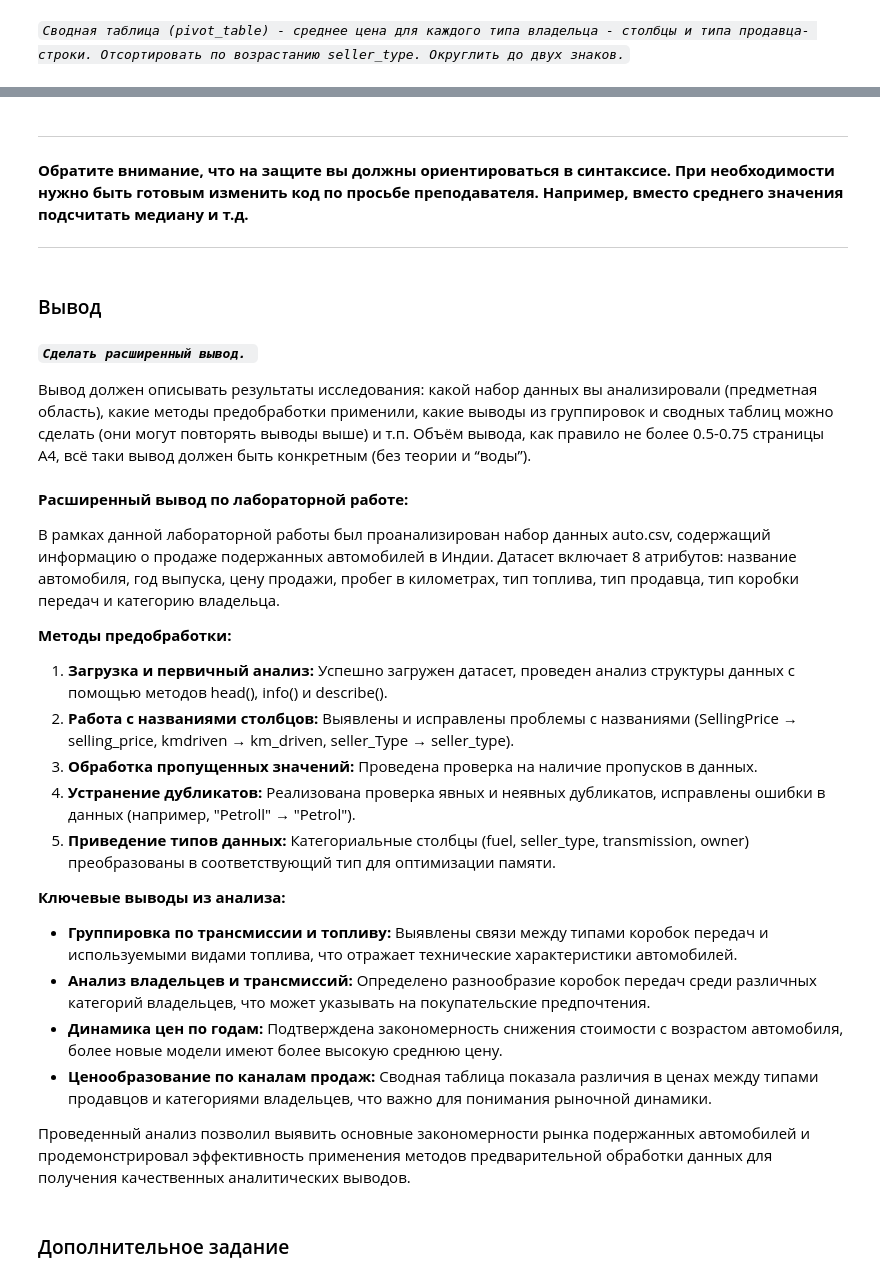
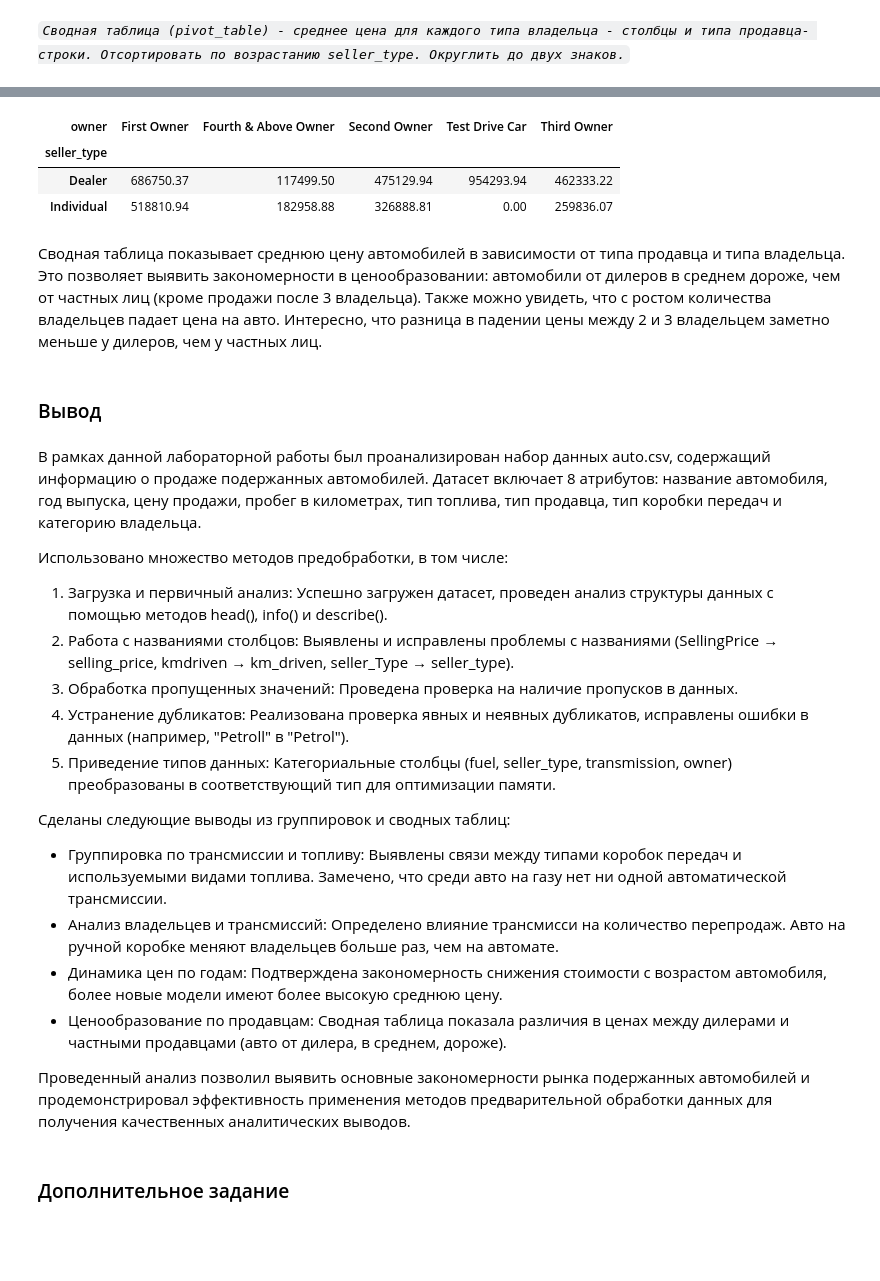
Before and after one commit to thatusualguy/DA-Intro, a Jupyter notebook: lab1/ЛР1_Рыбаков_9.ipynb, the cells around one changed output, grey strips where cells are left out. Saved outputs shown, nothing was run; the diff lists cells and outputs as text; code cells hidden in the pictures; blank space fills up the shorter version.

```diff
--- a/lab1/ЛР1_Рыбаков_9.ipynb
+++ b/lab1/ЛР1_Рыбаков_9.ipynb
@@ -441,34 +411,29 @@ display(pivot_result4)
-# %% [markdown]
----
-
-**Обратите внимание, что на защите вы должны ориентироваться в синтаксисе. При необходимости нужно быть готовым изменить код по просьбе преподавателя. Например, вместо среднего значения подсчитать медиану и т.д.**
-
-
- ---
+# %%
+df.pivot_table(index='seller_type', columns='owner', values='price', aggfunc='mean', fill_value=0).round(2).sort_values(by='seller_type', ascending=True)
+# %% [output]
+| owner | First Owner | Fourth & Above Owner | Second Owner | Test Drive Car | Third Owner |
+| seller_type |  |  |  |  |  |
+| Dealer | 686750.37 | 117499.50 | 475129.94 | 954293.94 | 462333.22 |
+| Individual | 518810.94 | 182958.88 | 326888.81 | 0.00 | 259836.07 |
+# %% [markdown]
+Сводная таблица показывает среднюю цену автомобилей в зависимости от типа продавца и типа владельца. Это позволяет выявить закономерности в ценообразовании: автомобили от дилеров в среднем дороже, чем от частных лиц  (кроме продажи после 3 владельца). Также можно увидеть, что с ростом количества владельцев падает цена на авто. Интересно, что разница в падении цены между 2 и 3 владельцем заметно меньше у дилеров, чем у частных лиц.
 # %% [markdown]
 ### Вывод
-# %% [markdown]
-
-***`Сделать расширенный вывод. `***
-
-Вывод должен описывать результаты исследования: какой набор данных вы анализировали (предметная область), какие методы предобработки применили, какие выводы из группировок и сводных таблиц можно сделать (они могут повторять выводы выше) и т.п. Объём вывода, как правило не более 0.5-0.75 страницы А4, всё таки вывод должен быть конкретным (без теории и “воды”).
 # %% [markdown]
-**Расширенный вывод по лабораторной работе:**
+В рамках данной лабораторной работы был проанализирован набор данных auto.csv, содержащий информацию о продаже подержанных автомобилей. Датасет включает 8 атрибутов: название автомобиля, год выпуска, цену продажи, пробег в километрах, тип топлива, тип продавца, тип коробки передач и категорию владельца.
 
-В рамках данной лабораторной работы был проанализирован набор данных auto.csv, содержащий информацию о продаже подержанных автомобилей в Индии. Датасет включает 8 атрибутов: название автомобиля, год выпуска, цену продажи, пробег в километрах, тип топлива, тип продавца, тип коробки передач и категорию владельца.
+Использовано множество методов предобработки, в том числе:
+1. Загрузка и первичный анализ: Успешно загружен датасет, проведен анализ структуры данных с помощью методов head(), info() и describe().
+2. Работа с названиями столбцов: Выявлены и исправлены проблемы с названиями (SellingPrice → selling_price, kmdriven → km_driven, seller_Type → seller_type).
+3. Обработка пропущенных значений: Проведена проверка на наличие пропусков в данных.
+4. Устранение дубликатов: Реализована проверка явных и неявных дубликатов, исправлены ошибки в данных (например, "Petroll" в "Petrol").
+5. Приведение типов данных: Категориальные столбцы (fuel, seller_type, transmission, owner) преобразованы в соответствующий тип для оптимизации памяти.
 
-**Методы предобработки:**
-1. **Загрузка и первичный анализ:** Успешно загружен датасет, проведен анализ структуры данных с помощью методов head(), info() и describe().
-2. **Работа с названиями столбцов:** Выявлены и исправлены проблемы с названиями (SellingPrice → selling_price, kmdriven → km_driven, seller_Type → seller_type).
-3. **Обработка пропущенных значений:** Проведена проверка на наличие пропусков в данных.
-4. **Устранение дубликатов:** Реализована проверка явных и неявных дубликатов, исправлены ошибки в данных (например, "Petroll" → "Petrol").
-5. **Приведение типов данных:** Категориальные столбцы (fuel, seller_type, transmission, owner) преобразованы в соответствующий тип для оптимизации памяти.
-
-**Ключевые выводы из анализа:**
-- **Группировка по трансмиссии и топливу:** Выявлены связи между типами коробок передач и используемыми видами топлива, что отражает технические характеристики автомобилей.
-- **Анализ владельцев и трансмиссий:** Определено разнообразие коробок передач среди различных категорий владельцев, что может указывать на покупательские предпочтения.
-- **Динамика цен по годам:** Подтверждена закономерность снижения стоимости с возрастом автомобиля, более новые модели имеют более высокую среднюю цену.
-- **Ценообразование по каналам продаж:** Сводная таблица показала различия в ценах между типами продавцов и категориями владельцев, что важно для понимания рыночной динамики.
+Сделаны следующие выводы из группировок и сводных таблиц:
+- Группировка по трансмиссии и топливу: Выявлены связи между типами коробок передач и используемыми видами топлива. Замечено, что среди авто на газу нет ни одной автоматической трансмиссии.
+- Анализ владельцев и трансмиссий: Определено влияние трансмисси на количество перепродаж. Авто на ручной коробке меняют владельцев больше раз, чем на автомате.
+- Динамика цен по годам: Подтверждена закономерность снижения стоимости с возрастом автомобиля, более новые модели имеют более высокую среднюю цену.
+- Ценообразование по продавцам: Сводная таблица показала различия в ценах между дилерами и частными продавцами (авто от дилера, в среднем, дороже).
 
 Проведенный анализ позволил выявить основные закономерности рынка подержанных автомобилей и продемонстрировал эффективность применения методов предварительной обработки данных для получения качественных аналитических выводов.
 # %% [markdown]
```
Also changed, not shown: parts of 27 cells of this notebook, 1 other file.
